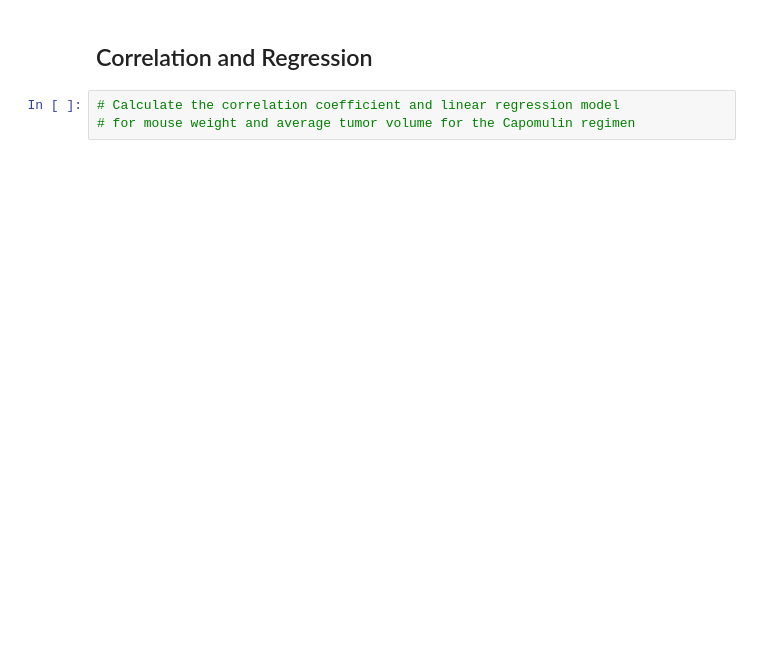
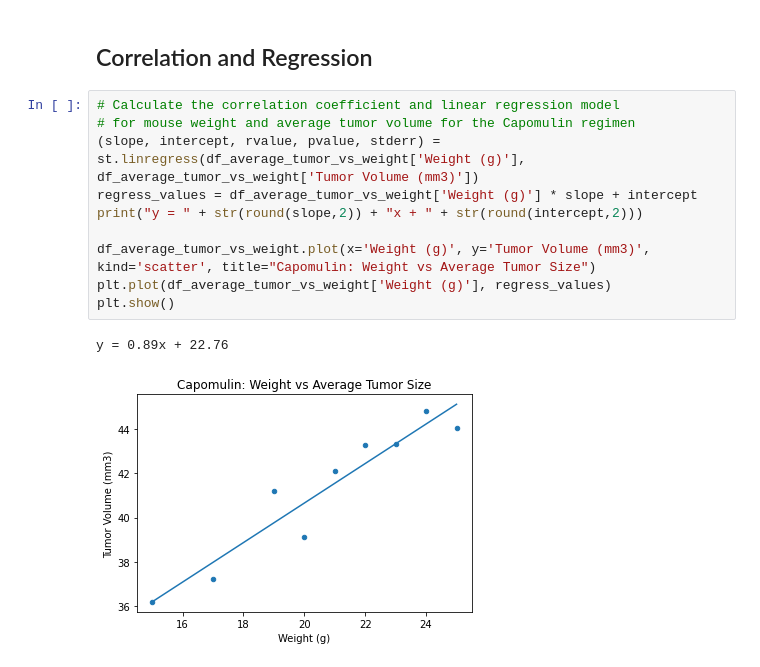
Before and after one commit to ConnorHz/PharmaceuticalAnalysisPlots, a Jupyter notebook: PharmaAnalysis.ipynb, the cells around one changed output. Cells and saved outputs as stored; diff of their text form; blank space fills up the shorter version.

```diff
--- a/PharmaAnalysis.ipynb
+++ b/PharmaAnalysis.ipynb
@@ -222,5 +233,15 @@ plt.show()
 # %% [markdown]
 ## Correlation and Regression
-# %%
-# Calculate the correlation coefficient and linear regression model
-# for mouse weight and average tumor volume for the Capomulin regimen
+# %%
+# Calculate the correlation coefficient and linear regression model
+# for mouse weight and average tumor volume for the Capomulin regimen
+(slope, intercept, rvalue, pvalue, stderr) = st.linregress(df_average_tumor_vs_weight['Weight (g)'], df_average_tumor_vs_weight['Tumor Volume (mm3)'])
+regress_values = df_average_tumor_vs_weight['Weight (g)'] * slope + intercept
+print("y = " + str(round(slope,2)) + "x + " + str(round(intercept,2)))
+
+df_average_tumor_vs_weight.plot(x='Weight (g)', y='Tumor Volume (mm3)', kind='scatter', title="Capomulin: Weight vs Average Tumor Size")
+plt.plot(df_average_tumor_vs_weight['Weight (g)'], regress_values)
+plt.show()
+# %% [output]
+y = 0.89x + 22.76
+[figure, added]
```
Also changed, not shown: parts of 2 cells of this notebook.
